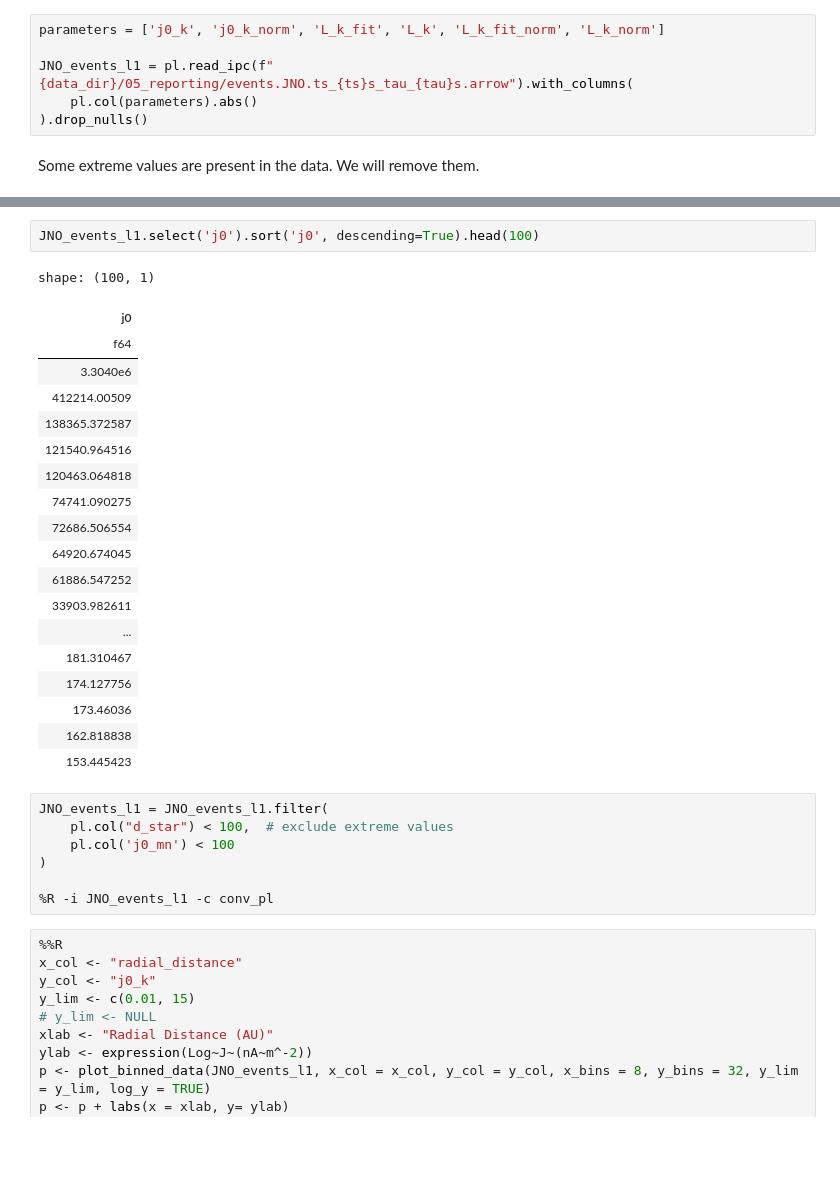
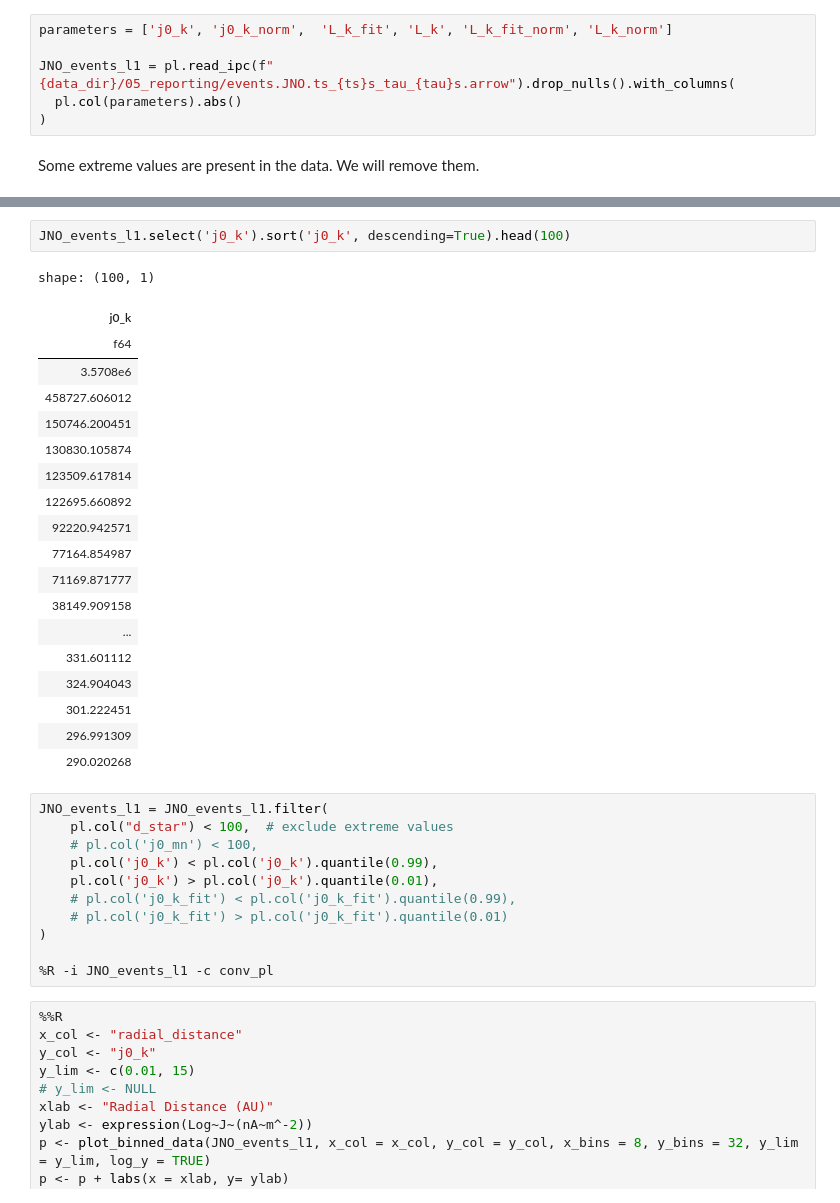
Before and after one commit to Beforerr/ids_spatial_evolution_juno, a Jupyter notebook: notebooks/04_properties.ipynb, the cells around one changed output, grey strips where cells are left out. Saved outputs shown, nothing was run; the diff lists cells and outputs as text; blank space fills up the shorter version.

```diff
--- a/notebooks/04_properties.ipynb
+++ b/notebooks/04_properties.ipynb
@@ -38,11 +50,11 @@ tau = 60 # unit: seconds
 data_dir = "../data"
 format = "arrow"
 # %%
-parameters = ['j0_k', 'j0_k_norm', 'L_k_fit', 'L_k', 'L_k_fit_norm', 'L_k_norm']
+parameters = ['j0_k', 'j0_k_norm',  'L_k_fit', 'L_k', 'L_k_fit_norm', 'L_k_norm']
 
-JNO_events_l1 = pl.read_ipc(f"{data_dir}/05_reporting/events.JNO.ts_{ts}s_tau_{tau}s.arrow").with_columns(
-    pl.col(parameters).abs()
-).drop_nulls()
+JNO_events_l1 = pl.read_ipc(f"{data_dir}/05_reporting/events.JNO.ts_{ts}s_tau_{tau}s.arrow").drop_nulls().with_columns(
+  pl.col(parameters).abs()
+)
 # %% [markdown]
 Some extreme values are present in the data. We will remove them.
 # %%
@@ -70,31 +84,35 @@ shape: (9, 8)
 | "75%" | 0.119702 | 15555.173252 | 74.245455 | 0.290018 | 0.045562 | "0:00:45" | 398.402401 |
 | "max" | 148831.510754 | 42988.873235 | 441.381155 | 412230.189043 | 84109.098353 | "0:01:00" | 743.294369 |
 # %%
-JNO_events_l1.select('j0').sort('j0', descending=True).head(100)
+JNO_events_l1.select('j0_k').sort('j0_k', descending=True).head(100)
 # %% [output]
 shape: (100, 1)
-| j0 |
+| j0_k |
 | f64 |
-| 3.3040e6 |
-| 412214.00509 |
-| 138365.372587 |
-| 121540.964516 |
-| 120463.064818 |
-| 74741.090275 |
-| 72686.506554 |
-| 64920.674045 |
-| 61886.547252 |
-| 33903.982611 |
+| 3.5708e6 |
+| 458727.606012 |
+| 150746.200451 |
+| 130830.105874 |
+| 123509.617814 |
+| 122695.660892 |
+| 92220.942571 |
+| 77164.854987 |
+| 71169.871777 |
+| 38149.909158 |
 | ... |
-| 181.310467 |
-| 174.127756 |
-| 173.46036 |
-| 162.818838 |
-| 153.445423 |
+| 331.601112 |
+| 324.904043 |
+| 301.222451 |
+| 296.991309 |
+| 290.020268 |
 # %%
 JNO_events_l1 = JNO_events_l1.filter(
     pl.col("d_star") < 100,  # exclude extreme values
-    pl.col('j0_mn') < 100
+    # pl.col('j0_mn') < 100,
+    pl.col('j0_k') < pl.col('j0_k').quantile(0.99),
+    pl.col('j0_k') > pl.col('j0_k').quantile(0.01),
+    # pl.col('j0_k_fit') < pl.col('j0_k_fit').quantile(0.99),
+    # pl.col('j0_k_fit') > pl.col('j0_k_fit').quantile(0.01)
 )
 
 %R -i JNO_events_l1 -c conv_pl
```
Also changed, not shown: parts of 48 cells of this notebook, 4 other files.
